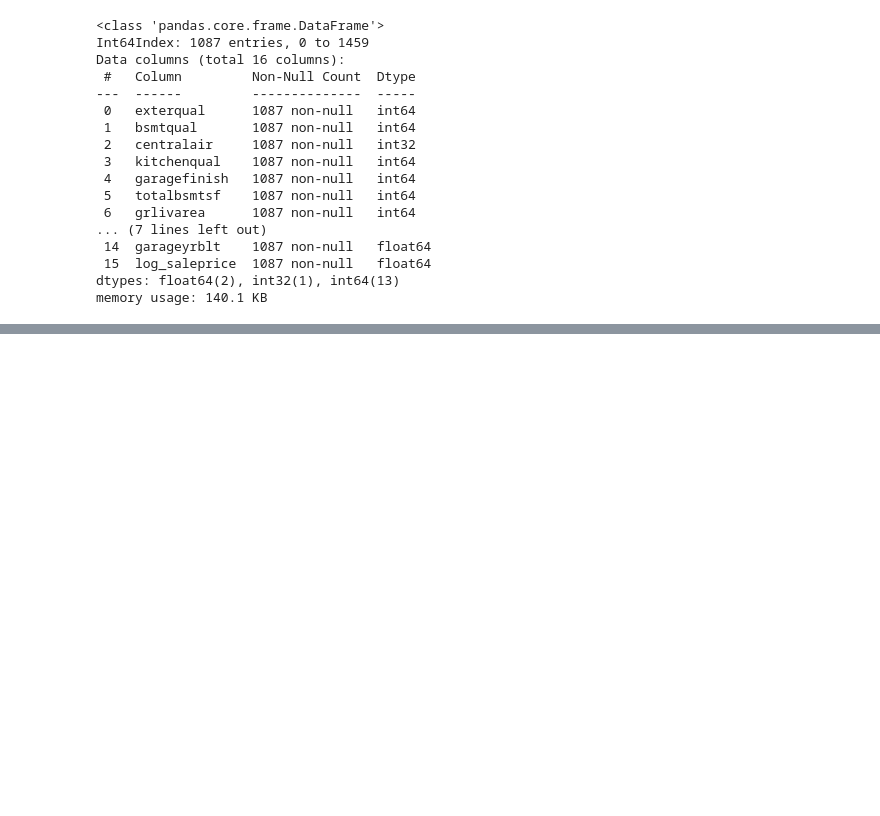
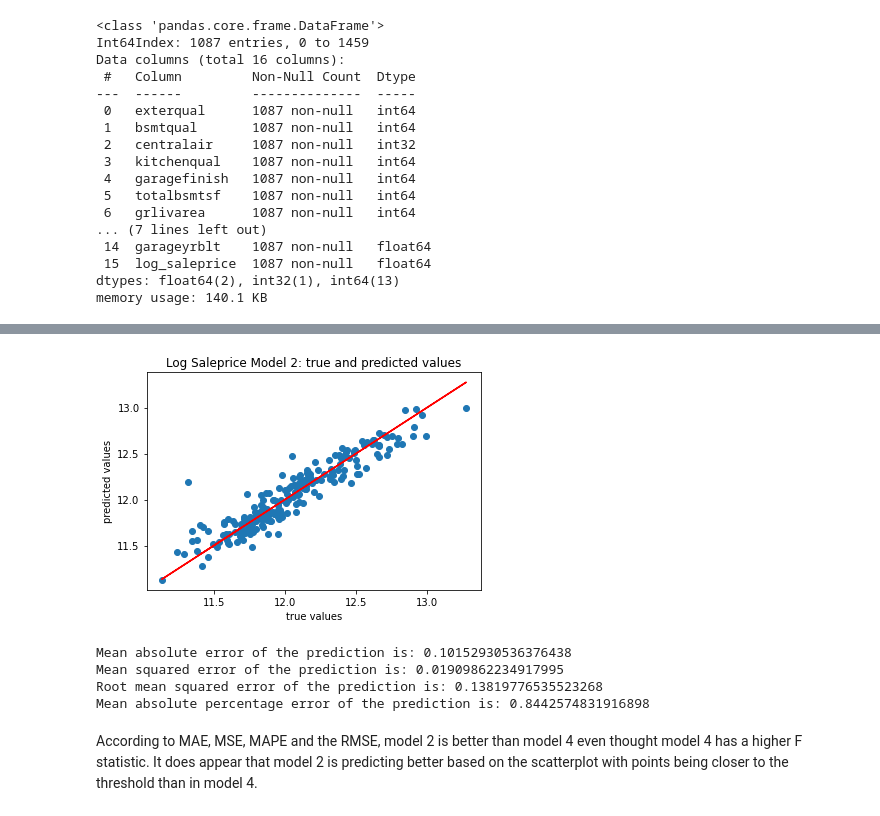
Before and after one commit to mgalaviz1/my_work, a Jupyter notebook: week6_linear_regression/Assignment_Predicting_house_prices.ipynb, the cells around one changed output, grey strips where cells are left out. Saved outputs shown, nothing was run; the diff lists cells and outputs as text; code cells hidden in the pictures; blank space fills up the shorter version.

```diff
--- a/week6_linear_regression/Assignment_Predicting_house_prices.ipynb
+++ b/week6_linear_regression/Assignment_Predicting_house_prices.ipynb
@@ -854,0 +931,25 @@ Name: garageyrblt, dtype: float64
+# %%
+# evaluating prediction using model 4 above
+X2_test = sm.add_constant(X2_test)
+
+y_preds = lm2.predict(X2_test)
+
+plt.scatter(y_test, y_preds)
+plt.plot(y_test, y_test, color="red")
+plt.xlabel("true values")
+plt.ylabel("predicted values")
+plt.title("Log Saleprice Model 2: true and predicted values")
+plt.show()
+
+print("Mean absolute error of the prediction is: {}".format(mean_absolute_error(y_test, y_preds)))
+print("Mean squared error of the prediction is: {}".format(mse(y_test, y_preds)))
+print("Root mean squared error of the prediction is: {}".format(rmse(y_test, y_preds)))
+print("Mean absolute percentage error of the prediction is: {}".format(np.mean(np.abs((y_test - y_preds) / y_test)) * 100))
+# %% [output]
+[figure, added]
+Mean absolute error of the prediction is: 0.10152930536376438
+Mean squared error of the prediction is: 0.01909862234917995
+Root mean squared error of the prediction is: 0.13819776535523268
+Mean absolute percentage error of the prediction is: 0.8442574831916898
+# %% [markdown]
+According to MAE, MSE, MAPE and the RMSE, model 2 is better than model 4 even thought model 4 has a higher F statistic. It does appear that model 2 is predicting better based on the scatterplot with points being closer to the threshold than in model 4.
```
Also changed, not shown: parts of 14 cells of this notebook.
